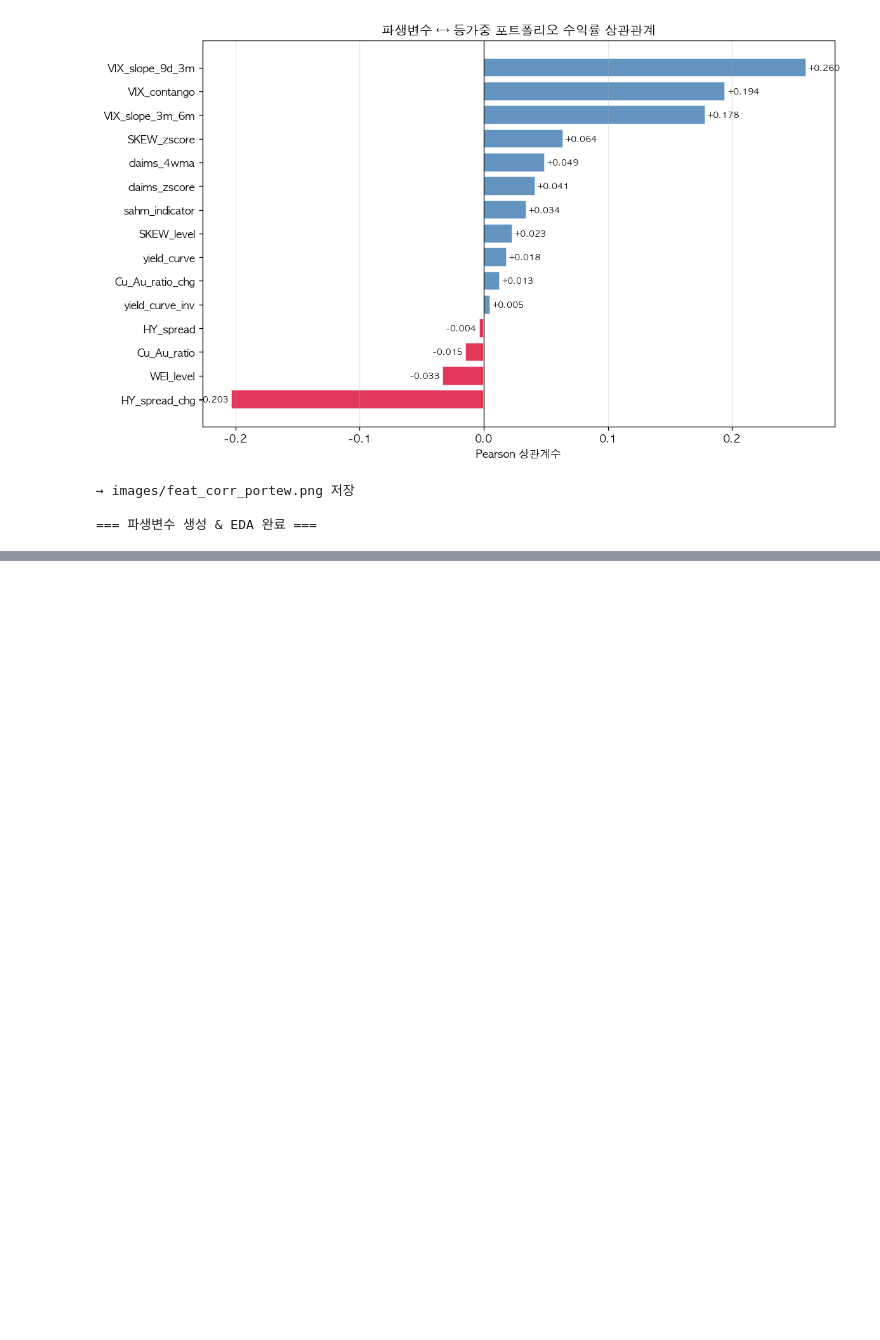
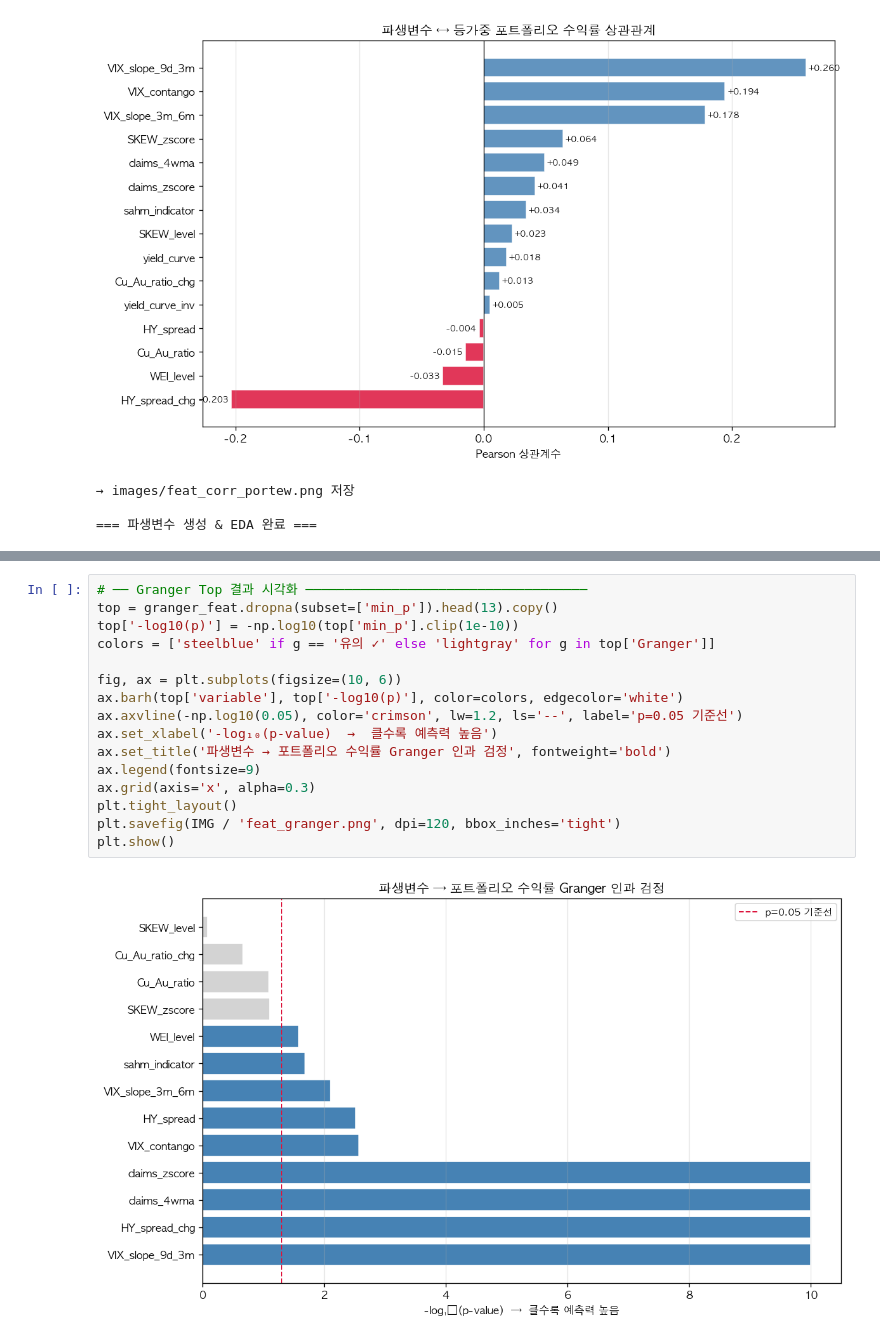
Before and after one commit to sybeom528/finance_project, a Jupyter notebook: 김하연/Step2_EDA copy.ipynb, the cells around one changed output, grey strips where cells are left out. Saved outputs shown, nothing was run; the diff lists cells and outputs as text; blank space fills up the shorter version.

```diff
--- a/김하연/Step2_EDA copy.ipynb
+++ b/김하연/Step2_EDA copy.ipynb
@@ -1607,0 +1859,18 @@ print('\n=== 파생변수 생성 & EDA 완료 ===')
+# %%
+# ── Granger Top 결과 시각화 ────────────────────────────────────
+top = granger_feat.dropna(subset=['min_p']).head(13).copy()
+top['-log10(p)'] = -np.log10(top['min_p'].clip(1e-10))
+colors = ['steelblue' if g == '유의 ✓' else 'lightgray' for g in top['Granger']]
+
+fig, ax = plt.subplots(figsize=(10, 6))
+ax.barh(top['variable'], top['-log10(p)'], color=colors, edgecolor='white')
+ax.axvline(-np.log10(0.05), color='crimson', lw=1.2, ls='--', label='p=0.05 기준선')
+ax.set_xlabel('-log₁₀(p-value)  →  클수록 예측력 높음')
+ax.set_title('파생변수 → 포트폴리오 수익률 Granger 인과 검정', fontweight='bold')
+ax.legend(fontsize=9)
+ax.grid(axis='x', alpha=0.3)
+plt.tight_layout()
+plt.savefig(IMG / 'feat_granger.png', dpi=120, bbox_inches='tight')
+plt.show()
+# %% [output]
+[figure, added]
```
Also changed, not shown: parts of 32 cells of this notebook.
